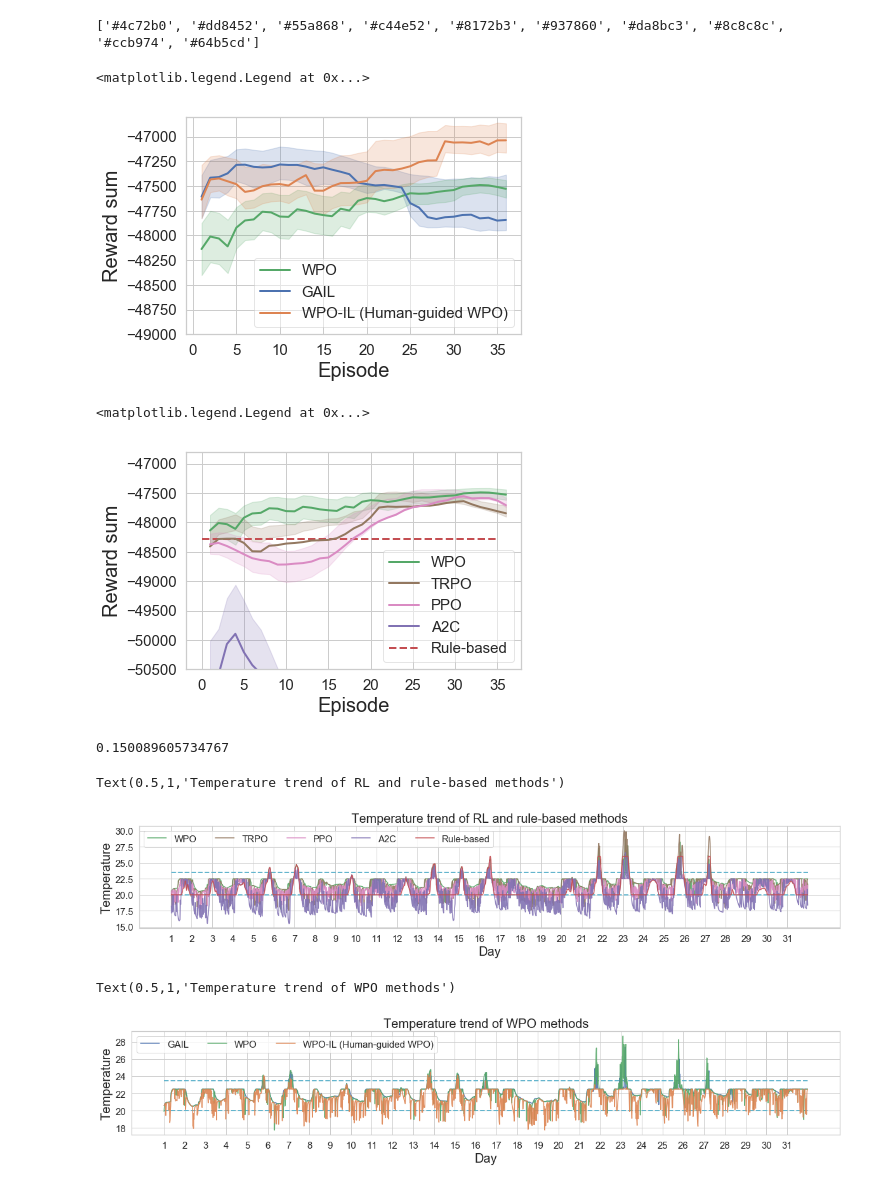
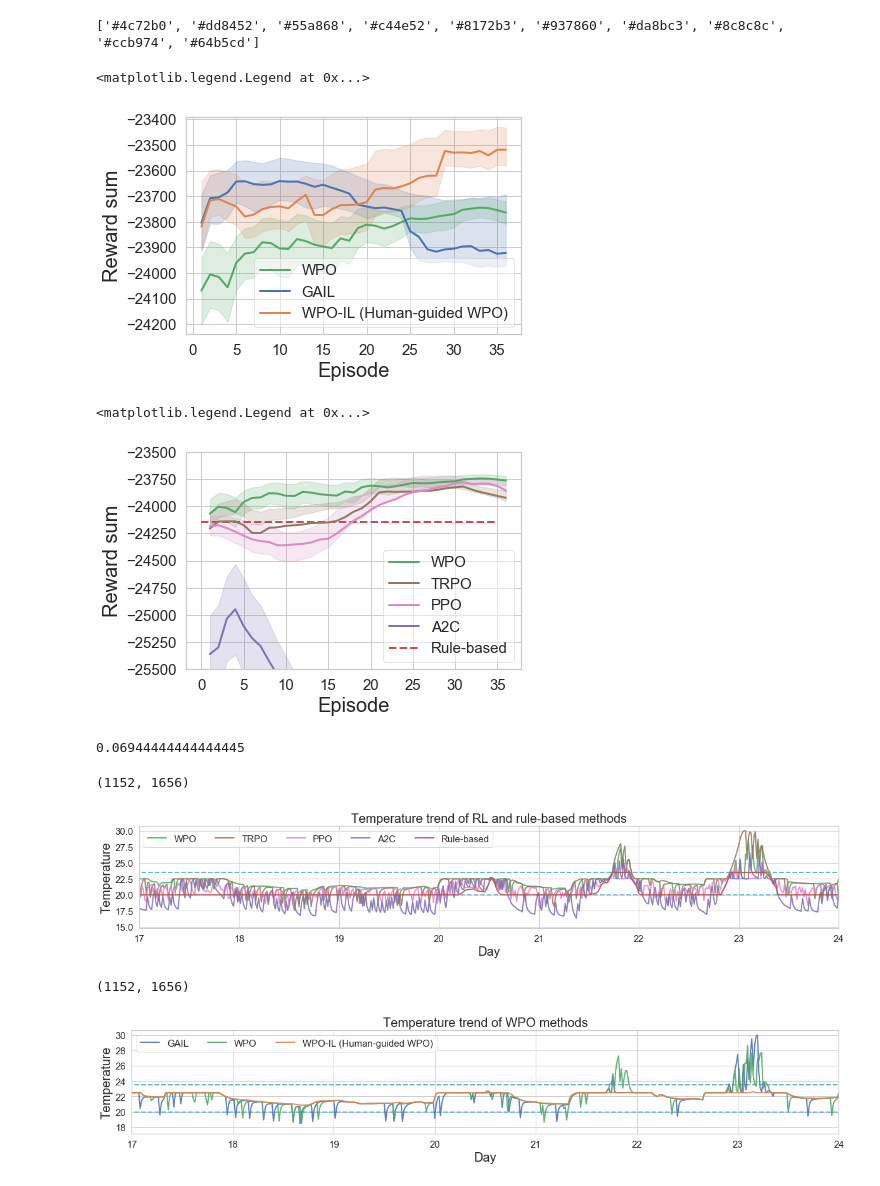
Before and after one commit to kadysongbb/wpo-smart-building, a Jupyter notebook: wpo_building_plot.ipynb, the cells around one changed output. Drawn from its saved outputs; the diff is of its cells as text; code cells hidden in the pictures.

```diff
--- a/wpo_building_plot.ipynb
+++ b/wpo_building_plot.ipynb
@@ -37,35 +37,42 @@ wpo_rl = [[-52139.853053555526, -47214.44118986458, -48615.58062736582, -53414.9
           [-49235.57323645588, -47086.59188457407, -46825.5057438824, -47872.351120664636, -48778.32339517192, -47218.21515746012, -47522.09694586682, -47761.26084855302, -47337.80079203225, -47444.73580630998, -49781.44485023711, -47337.29457808077, -47072.66747218691, -47059.461926034266, -47345.101102937784, -47462.791074991495, -47424.80583336955, -50199.15650621417, -48297.998220397516, -47032.78451673907, -46932.978835616195, -46881.89675928706, -46989.18898146549, -47262.70518374845, -47733.917995124735, -47721.314553551834, -47973.18421023563, -47775.611432208396, -48219.94290865656, -49051.90163910808, -48031.827220190666, -48088.52031537081, -47547.19283534122, -47376.56899980561, -47280.880867360625, -47246.63495916088, -47008.48095701246, -46699.08443353926, -47358.928735938694, -47521.04915772948, -47338.839175341665, -47186.0045719156, -47249.19348228489, -47631.05659182521, -47633.47563836576, -47234.90132392877, -47442.69260245519, -47197.804281593766, -47505.3799154767, -47353.70073360582]]
 trpo_rl = [[-50292.99161572205, -50548.55224294511, -49684.38783414124, -49168.550915151165, -47718.05183628932, -47469.52157635182, -47990.21095928402, -47890.15175584954, -47920.50272553856, -48173.95914775504, -48279.758341797315, -47876.93357038734, -48559.56415200186, -48144.732591957516, -47737.38497241704, -47874.94879958573, -48146.53989601316, -47721.035486305445, -49485.1033418065, -49856.12494756907, -48179.643878905365, -47446.79080428044, -47610.14670789748, -47539.03031484856, -47558.90709942562, -47333.35108859378, -47535.493306414886, -47476.994213961836, -47662.77107586037, -47615.53186584575, -47710.655796691324, -47775.985560554924, -47774.63123724949, -47777.375735550006, -47775.810043215686, -47777.98592904372, -47771.333689603685, -47777.01217282244, -47777.98557643161, -47777.98557643161, -47777.96489822148, -47777.98557643161, -47777.98557643161, -47777.57672801257, -47776.76821650052, -47760.84250109157, -47776.596536240606, -47777.98557643161, -47777.96810703821, -47777.98557643161],
          [-50512.95464872307, -48762.12936377866, -48483.44771069873, -48218.558241442995, -47907.597673168704, -47917.665777367016, -47471.484597963594, -47311.765612808864, -47148.13408699688, -47243.46184986913, -47471.93476767835, -47953.26117092574, -47608.08973382464, -47951.33905485915, -47503.160190617346, -47417.14621205891, -47469.642886438305, -47171.13467873507, -46895.848955368885, -47077.42381090773, -47083.30505466609, -47403.39628874054, -47409.022492758646, -47233.080066898925, -47065.33900041364, -47174.106619356055, -46995.48464077002, -47764.41231635476, -47563.77680852953, -47426.098782679794, -46877.23284557465, -46940.4451777504, -47538.38445816847, -47045.700871988396, -47680.334313109255, -47575.78579585545, -48009.03650136222, -47817.23104555641, -48274.86975597262, -47322.3055498063, -47564.785136551975, -47497.904854663204, -47393.52622071533, -47752.78480578093, -47582.784843999616, -47726.457284210985, -47470.17593870104, -47190.743478981174, -47171.496046158456, -47227.509545127345],
          [-50004.95650820893, -48978.66507772712, -48946.009215000384, -49035.355704723384, -48440.8291037808, -48426.99963445792, -48885.87185189786, -48998.937871461865, -50158.01333931503, -48132.087597192214, -48459.53745914203, -49561.16646952778, -49006.28659732365, -49222.56601060222, -51114.11339762336, -50625.84984967485, -51827.76794600299, -51268.30599488844, -51835.38700144373, -50001.215304907324, -48192.5714905999, -47523.900165562925, -49071.82989442428, -49110.80838654068, -48129.444223742925, -49250.35855251091, -49545.87478785627, -49063.90908125183, -50070.37255104423, -49591.97477140692, -47919.64831474277, -48383.035354099455, -48415.04839274024, -48337.178480735995, -47701.32044246783, -47467.07889027407, -47277.51167837816, -47636.04912387052, -47386.46818281309, -47338.576428028464, -47969.00537548506, -47643.38365538599, -47448.828307428026, -47974.4522047911, -47955.24018944727, -49041.66839316892, -48169.01709030195, -48504.808393337466, -49469.030591224204, -48812.625373325725],
          [-50540.043736252264, -47862.734175074205, -47558.49916071892, -47301.407603829764, -48034.904473138915, -47427.280164861484, -51473.25238384209, -47469.746865278714, -47569.91593677474, -47576.55693176478, -47741.167777468574, -47768.758454090785, -47198.279506975116, -47409.13714397745, -47325.83058381356, -47849.43019567168, -48419.440863397635, -48512.743813184716, -49746.7742880464, -53720.64765248628, -47972.51741841921, -47680.64609332583, -46863.015261854496, -47382.53705604411, -47764.340192861, -47285.28410262735, -47550.93643036994, -47735.70579580189, -47067.5338026043, -47326.397765136644, -47037.275232201864, -46933.85012788033, -46966.2811141374, -47425.204665972306, -47523.901451987345, -47671.70573510055, -47305.97044780396, -47495.28012737468, -47837.648414949916, -47137.09518148572, -47675.883918849286, -47552.279593560874, -47788.78468905624, -47765.54663371107, -47892.3143700699, -48309.71750371874, -49390.649749266864, -49220.47503400189, -48410.27775556674, -48917.14672135568]]
 a2c_rl = [[-54534.4579247226, -56818.02581097118, -52348.42490042801, -48163.51162271971, -47891.738933070556, -47714.68658666944, -47356.30176731268, -47260.19768455996, -47364.28009657158, -47193.282745537916, -51268.70483206786, -52147.531993421886, -53263.37353659894, -53847.42648737763, -50078.09467830665, -55751.04784204208, -49144.45919791051, -51913.94328472298, -55637.77166019851, -54813.87276752727, -52945.196692186146, -53301.31306845839, -56404.6293765462, -56523.57279553617, -55392.395023580575, -52865.44733587067, -53816.37693998413, -54698.005491846336, -53403.600586695175, -53176.03353858208, -51500.72949882575, -53022.51770304311, -50598.89040294707, -52665.644754952904, -55237.37316447947, -51521.162531543676, -51536.16042933428, -54356.166573550494, -53842.89288361573, -53139.04862659544, -51620.04281734917, -51619.758811044674, -51460.66223836287, -51298.57837676981, -53700.0583809602, -55539.2189372373, -52601.430691052505, -51718.36192950424, -52220.81134955871, -51152.93132427769],
          [-52867.32637544439, -58946.957090278505, -52532.923246811835, -49317.99476466672, -54738.1133965873, -52348.99332548153, -51451.40575358718, -55791.07305144942, -48436.22495207276, -48553.012516394934, -47724.80964414144, -47928.7923343439, -47992.103254915266, -47864.8832749819, -47855.72495765026, -47957.51937286587, -50823.316034715084, -47736.084245329796, -51193.613638013194, -54416.184571359554, -51502.81087866401, -53827.362448657586, -54292.85083090646, -49726.78590716217, -50680.068504036266, -49140.47015365465, -51628.38600142198, -51223.06451807701, -51638.44398809932, -53942.83514858679, -50980.249094348736, -50973.26016894365, -51041.673117629056, -52601.29273131654, -52268.681025665974, -51634.7393841072, -52250.59677234472, -51260.195803665985, -51047.950374970336, -50473.098844951084, -53272.37586997749, -50906.209008578255, -50797.16356577533, -53123.28544529643, -50902.9869900659, -50738.50947954508, -52595.334619920635, -51754.20287878883, -52335.325706097574, -51483.156130688236]]
 ddpg_rl = [[-46920.49519838701, -45670.366580499875, -48477.47580573685, -46876.37964506786, -46960.12077986053, -46823.31940162935, -46617.550436276426, -46621.991837247, -47059.892682173726, -47479.049301333944, -46950.23846853907, -46416.61798088011, -47797.28672351813, -46995.05459138479, -46671.30136620599, -47728.34125219444, -46169.12150692475, -47028.47263580819, -46693.79348061681, -47165.33075675003, -48752.82505362661, -46793.46142036271, -46366.799412328524, -46608.222402747124, -46525.872095263505, -47453.65406288672, -46709.83945904478, -46382.48974285023, -46636.0121737054, -47629.17130573468, -46456.094233953896, -46428.87070150761, -47957.126579506665, -47292.8362301177, -47991.010358976426, -47393.06606641278, -47430.45940893802, -46725.91928006984, -47898.47998283943, -46652.1537009594, -46477.170366918406, -46342.40997333767, -47414.6016665619, -47655.30195975946, -46684.416296060284, -46831.88169104872, -47617.7242047371, -47479.9142417515, -47724.68805723426, -48811.592851467016],
           [-48686.70275626527, -46943.25798565598, -47148.43176273555, -47300.4176938713, -47132.63320087296, -48824.87758180286, -47236.63372641223, -47182.99136653212, -46247.904263089105, -46527.92692374562, -46496.075460209395, -46975.583787226395, -48450.24157645186, -46750.80015704153, -47748.011299549245, -46390.324534548905, -47384.73688349336, -46327.42634183167, -47768.72368507806, -46663.156550275635, -47065.8627731302, -46844.5374181539, -46559.27206940823, -46953.87328340161, -47072.36333359368, -46779.38188740159, -46906.73800624136, -46817.09205884392, -47637.92046172001, -46761.654115415666, -48638.34974883293, -47543.29435527238, -47147.05581611514, -47778.38730659627, -46949.67938675339, -46866.30230743466, -46553.66519359567, -46809.223874099975, -46403.47096152951, -46323.67509658184, -46866.36254168748, -47709.27954585939, -46773.11826795356, -48596.21706603038, -46430.16365224087, -46727.491974970726, -46694.3341427578, -49177.7544339199, -47527.08158255654, -46836.34521397778]]
 ppo_rl = [[-48833.09506286812, -48180.86668572527, -47550.18315492287, -47364.153293227784, -47256.67007155485, -47207.730608397695, -47197.68100369785, -47358.166741411645, -47511.12905737953, -48560.64596647425, -48771.36900468909, -48602.644852104386, -49389.58783642653, -49277.50620819861, -49711.67980810917, -49599.306414134706, -49324.28226251496, -48447.323497170335, -48826.904377902254, -48916.447126048064, -49523.28756084209, -49728.39836216949, -49592.80197947105, -48471.26994227662, -47966.096193278856, -47718.07993381336, -47742.91424919597, -47015.505946225494, -47471.91772044302, -46977.14776604982, -47124.648271032594, -47615.742222472276, -47569.300224255734, -47437.17867141483, -47354.7143206915, -47550.28939033422, -47606.32207513527, -47659.87098060638, -47675.3191459142, -47564.69714326942, -47505.60084502158, -47533.61646118863, -47587.88669612772, -47506.48142086514, -47623.772487112845, -47606.26041130261, -47510.05876123033, -47538.10355535096, -47520.72241888777, -47347.838890911196],
          [-49617.71419749535, -48966.95990426227, -47568.29320034271, -48268.44886814482, -47495.546901617556, -47928.638385418, -47552.48134835302, -47161.771110934555, -47250.652807667524, -47514.31718673548, -47603.25406024587, -47745.746447694124, -47444.66408587412, -47231.06320853496, -47260.41793074583, -47184.94836632747, -47360.19576234416, -47385.79010569971, -47271.92294475497, -47313.8421181315, -47266.39053192601, -47235.59262177587, -47485.96038168684, -47241.02467017049, -47485.89922863683, -47431.00291717203, -47452.61878851462, -47313.55755453015, -47525.2552805068, -47201.13345891467, -47217.61905684489, -47088.05411753835, -47165.50966338371, -47062.68934309867, -47332.12141930865, -47258.043689494385, -47284.72447324073, -47399.52043152713, -47570.126367240024, -47590.48698359489, -47704.3442448052, -47665.4621150298, -47289.557441456775, -47309.360172743596, -47255.48058982503, -47326.31808731667, -47136.90966756892, -47141.48326682721, -47708.7011496041, -49734.08402424039],
          [-50004.95650820893, -48978.66507772712, -48946.009215000384, -49035.355704723384, -48440.8291037808, -48426.99963445792, -48885.87185189786, -48998.937871461865, -50158.01333931503, -48132.087597192214, -48459.53745914203, -49561.16646952778, -49006.28659732365, -49222.56601060222, -51114.11339762336, -50625.84984967485, -51827.76794600299, -51268.30599488844, -51835.38700144373, -50001.215304907324, -48192.5714905999, -47523.900165562925, -49071.82989442428, -49110.80838654068, -48129.444223742925, -49250.35855251091, -49545.87478785627, -49063.90908125183, -50070.37255104423, -49591.97477140692, -47919.64831474277, -48383.035354099455, -48415.04839274024, -48337.178480735995, -47701.32044246783, -47467.07889027407, -47277.51167837816, -47636.04912387052, -47386.46818281309, -47338.576428028464, -47969.00537548506, -47643.38365538599, -47448.828307428026, -47974.4522047911, -47955.24018944727, -49041.66839316892, -48169.01709030195, -48504.808393337466, -49469.030591224204, -48812.625373325725]]
 
+wpo_il_then_rl = np.asarray(wpo_il_then_rl)/2
+wpo_il = np.asarray(wpo_il)/2
+wpo_rl = np.asarray(wpo_rl)/2
+trpo_rl = np.asarray(trpo_rl)/2
+a2c_rl = np.asarray(a2c_rl)/2
+ddpg_rl = np.asarray(ddpg_rl)/2
+ppo_rl = np.asarray(ppo_rl)/2
+
 plt.plot(x, moving_average(np.mean(np.asarray(wpo_rl), axis = 0)), label = 'WPO', linewidth = 2, color = green)
 plt.plot(x, moving_average(np.mean(np.asarray(wpo_il), axis = 0)), label = 'GAIL', linewidth = 2, color = blue)
 plt.plot(x, moving_average(np.mean(np.asarray(wpo_il_then_rl), axis = 0)), label = 'WPO-IL (Human-guided WPO)', linewidth = 2, color = orange)
 plt.fill_between(x, moving_average(np.percentile(np.asarray(wpo_il), 25, axis = 0)), moving_average(np.percentile(np.asarray(wpo_il), 60, axis = 0)), color=blue, alpha=0.2)
 plt.fill_between(x, moving_average(np.percentile(np.asarray(wpo_rl), 30, axis = 0)), moving_average(np.percentile(np.asarray(wpo_rl), 70, axis = 0)), color=green, alpha=0.2)
 plt.fill_between(x, moving_average(np.percentile(np.asarray(wpo_il_then_rl), 30, axis = 0)), moving_average(np.percentile(np.asarray(wpo_il_then_rl), 70, axis = 0)), color=orange, alpha=0.2)
 
 
 plt.xticks(fontsize = 15)
 plt.yticks(fontsize = 15)
-plt.ylim(-49000, -46800)
 
 plt.ylabel('Reward sum', fontsize = 20)
 plt.xlabel('Episode', fontsize = 20)
 plt.legend(loc = 'lower right', fontsize = 15, framealpha = 0.5)
 # %% [output]
 ['#4c72b0', '#dd8452', '#55a868', '#c44e52', '#8172b3', '#937860', '#da8bc3', '#8c8c8c', '#ccb974', '#64b5cd']
 <matplotlib.legend.Legend at 0x...>
-[figure, old version]
+[figure, new version]
 # %%
 plt.plot(x, moving_average(np.mean(np.asarray(wpo_rl), axis = 0)), label = 'WPO', linewidth = 2, color = green)
 plt.plot(x, moving_average(np.mean(np.asarray(trpo_rl), axis = 0)), label = 'TRPO', linewidth = 2, color = '#937860')
@@ -76,18 +83,17 @@ plt.fill_between(x, moving_average(np.percentile(np.asarray(trpo_rl), 40, axis =
 plt.fill_between(x, moving_average(np.percentile(np.asarray(ppo_rl), 40, axis = 0)), moving_average(np.percentile(np.asarray(ppo_rl), 60, axis = 0)), color='#da8bc3', alpha=0.2)
 plt.fill_between(x, moving_average(np.percentile(np.asarray(a2c_rl), 30, axis = 0)), moving_average(np.percentile(np.asarray(a2c_rl), 70, axis = 0)), color='#8172b3', alpha=0.2)
 
-
-plt.hlines(y=-48287.43343061332, xmin = 0, xmax = 35, label = 'Rule-based', linewidth = 2, color = red, linestyle = '--')
+plt.ylim([-25500, -23500])
+plt.hlines(y=-48287.43343061332/2, xmin = 0, xmax = 35, label = 'Rule-based', linewidth = 2, color = red, linestyle = '--')
 plt.xticks(fontsize = 15)
 plt.yticks(fontsize = 15)
-plt.ylim(-50500, -46800)
 
 plt.ylabel('Reward sum', fontsize = 20)
 plt.xlabel('Episode', fontsize = 20)
 plt.legend(loc = 'lower right', fontsize = 15, framealpha = 0.5)
 # %% [output]
 <matplotlib.legend.Legend at 0x...>
-[figure, old version]
+[figure, new version]
 # %%
 a2c_violation_rate = 0.5470430107526881 # 20 - 23.5
 a2c_average_hourly_power = 17978.42356996116
@@ -124,9 +130,9 @@ def caculate_violation_rate(temp_list):
             violation += 1
     return violation/len(temp_list)
 # %%
-caculate_violation_rate(trpo_temp_list)
+caculate_violation_rate(wpo_il_temp_list)
 # %% [output]
-0.150089605734767
+0.06944444444444445
 # %%
 total_timesteps = 24*31*3
 fig = plt.figure(figsize=(20,3))
@@ -135,11 +141,11 @@ int_list = list(range(1,32))
 string_label_list = [str(x) for x in int_list]
 ax.set_xticks(list(range(0,24*31*3,24*3)))
 ax.set_xticklabels(string_label_list)
-ax.plot(np.arange(total_timesteps), wpo_rl_temp_list, label = 'WPO', color = green,  alpha=0.9)
-ax.plot(np.arange(total_timesteps), trpo_temp_list, label = 'TRPO', color = '#937860',  alpha=0.9)
-ax.plot(np.arange(total_timesteps), ppo_temp_list, label = 'PPO', color = '#da8bc3',  alpha=0.9)
-ax.plot(np.arange(total_timesteps), a2c_temp_list, label = 'A2C', color = '#8172b3',  alpha=0.9)
-ax.plot(np.arange(total_timesteps), rule_based_temp_list, label = 'Rule-based', color = red,  alpha=0.9)
+ax.plot(np.arange(total_timesteps), wpo_rl_temp_list, label = 'WPO', color = green,  linewidth = 2, alpha=0.9)
+ax.plot(np.arange(total_timesteps), trpo_temp_list, label = 'TRPO', color = '#937860',  linewidth = 2, alpha=0.9)
+ax.plot(np.arange(total_timesteps), ppo_temp_list, label = 'PPO', color = '#da8bc3',  linewidth = 2, alpha=0.9)
+ax.plot(np.arange(total_timesteps), a2c_temp_list, label = 'A2C', color = '#8172b3',  linewidth = 2, alpha=0.9)
+ax.plot(np.arange(total_timesteps), rule_based_temp_list, label = 'Rule-based', color = red,  linewidth = 2, alpha=0.9)
 ax.set_ylabel('Temperature', fontsize = 20)
 ax.set_xlabel('Day', fontsize = 20)
 plt.yticks(fontsize=15)
@@ -148,9 +154,10 @@ plt.legend(fontsize=15, ncol=5)
 plt.hlines(y=23.5, xmin = 0, xmax = total_timesteps, linewidth = 2, color = '#64b5cd', linestyle = '--')
 plt.hlines(y=20, xmin = 0, xmax = total_timesteps, linewidth = 2, color = '#64b5cd', linestyle = '--')
 plt.title('Temperature trend of RL and rule-based methods', fontsize = 20)
+plt.xlim(24*16*3, 24*23*3)
 # %% [output]
-Text(0.5,1,'Temperature trend of RL and rule-based methods')
+(1152, 1656)
-[figure, old version]
+[figure, new version]
 # %%
 total_timesteps = 24*31*3
 fig = plt.figure(figsize=(20,3))
@@ -159,9 +166,9 @@ int_list = list(range(1,32))
 string_label_list = [str(x) for x in int_list]
 ax.set_xticks(list(range(0,24*31*3,24*3)))
 ax.set_xticklabels(string_label_list)
-ax.plot(np.arange(total_timesteps), wpo_il_temp_list, label = 'GAIL', color = blue, alpha=0.9)
-ax.plot(np.arange(total_timesteps), wpo_rl_temp_list, label = 'WPO', color = green, alpha=0.9)
-ax.plot(np.arange(total_timesteps), wpo_il_rl_temp_list, label = 'WPO-IL (Human-guided WPO)', color = orange, alpha=0.9)
+ax.plot(np.arange(total_timesteps), wpo_il_temp_list, label = 'GAIL', linewidth = 2, color = blue, alpha=0.9)
+ax.plot(np.arange(total_timesteps), wpo_rl_temp_list, label = 'WPO', linewidth = 2, color = green, alpha=0.9)
+ax.plot(np.arange(total_timesteps), wpo_il_rl_temp_list, label = 'WPO-IL (Human-guided WPO)', linewidth = 2, color = orange, alpha=0.9)
 ax.set_ylabel('Temperature', fontsize = 20)
 ax.set_xlabel('Day', fontsize = 20)
 plt.yticks(fontsize=15)
@@ -170,9 +177,10 @@ plt.legend(fontsize=15, ncol=5)
 plt.hlines(y=23.5, xmin = 0, xmax = total_timesteps, linewidth = 2, color = '#64b5cd', linestyle = '--')
 plt.hlines(y=20, xmin = 0, xmax = total_timesteps, linewidth = 2, color = '#64b5cd', linestyle = '--')
 plt.title('Temperature trend of WPO methods', fontsize = 20)
+plt.xlim(24*16*3, 24*23*3)
 # %% [output]
-Text(0.5,1,'Temperature trend of WPO methods')
+(1152, 1656)
-[figure, old version]
+[figure, new version]
 # %%
 fig = plt.figure()
 plt.title('Temperature violation rate', fontsize = 20)
```
Also changed, not shown: parts of 6 cells of this notebook, 2 other files.
